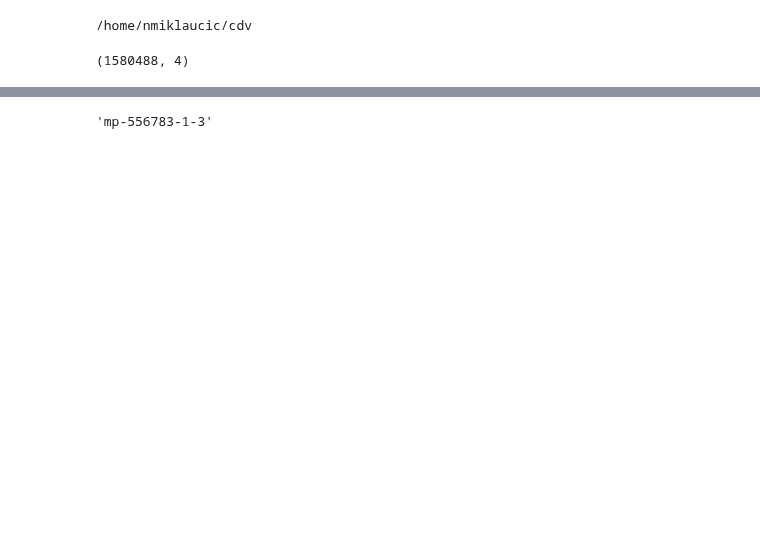
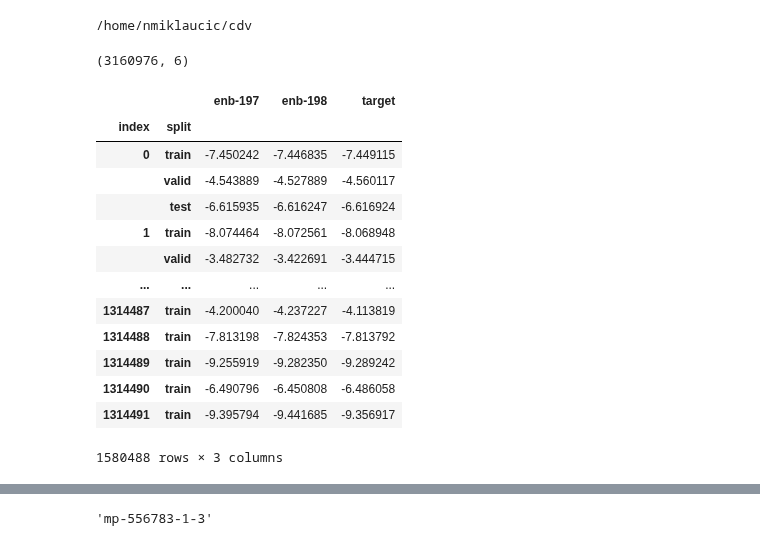
Before and after one commit to nicholas-miklaucic/facet, a Jupyter notebook: notebooks/figures.ipynb, the cells around one changed output, grey strips where cells are left out. Drawn from its saved outputs; the diff is of its cells as text; code cells hidden in the pictures; blank space fills up the shorter version.

```diff
--- a/notebooks/figures.ipynb
+++ b/notebooks/figures.ipynb
@@ -18,13 +18,37 @@ theme, cs = rp.mpl_setup(is_dark)
 /home/nmiklaucic/cdv
 # %%
 dfs = []
-for split in ('train', 'valid', 'test'):
-    dfs.append(pd.read_feather(f'data/enb-180_{split}.feather'))
-    dfs[-1]['split'] = split
+models = ['enb-197', 'enb-198']
+for model in models:
+    for split in ('train', 'valid', 'test'):
+        dfs.append(pd.read_feather(f'data/{model}_{split}.feather'))
+        dfs[-1]['split'] = split
+        dfs[-1]['model'] = model
 
-df = pd.concat(dfs).reset_index(drop=True)
+df = pd.concat(dfs).reset_index()
 df['split'] = pd.Categorical(df['split'], categories=['train', 'valid', 'test'], ordered=True)
+df['model'] = pd.Categorical(df['model'])
 
 df.shape
 # %% [output]
-(1580488, 4)
+(3160976, 6)
+# %%
+pivoted = df.pivot_table(index=['index', 'split'], columns='model', values=['prediction', 'target'], observed=False)
+pivoted.columns = models + ['target'] + ['target2'] * (len(models) - 1)
+pivoted.drop(columns=['target2'], inplace=True)
+pivoted
+# %% [output]
+|  |  | enb-197 | enb-198 | target |
+| index | split |  |  |  |
+| 0 | train | -7.450242 | -7.446835 | -7.449115 |
+|  | valid | -4.543889 | -4.527889 | -4.560117 |
+|  | test | -6.615935 | -6.616247 | -6.616924 |
+| 1 | train | -8.074464 | -8.072561 | -8.068948 |
+|  | valid | -3.482732 | -3.422691 | -3.444715 |
+| ... | ... | ... | ... | ... |
+| 1314487 | train | -4.200040 | -4.237227 | -4.113819 |
+| 1314488 | train | -7.813198 | -7.824353 | -7.813792 |
+| 1314489 | train | -9.255919 | -9.282350 | -9.289242 |
+| 1314490 | train | -6.490796 | -6.450808 | -6.486058 |
+| 1314491 | train | -9.395794 | -9.441685 | -9.356917 |
+1580488 rows × 3 columns
```
Also changed, not shown: parts of 9 cells of this notebook, 2 other files.
